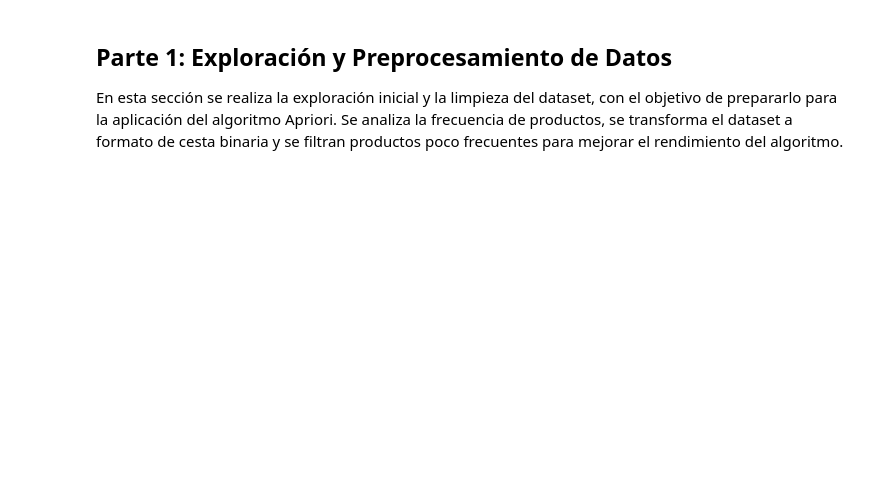
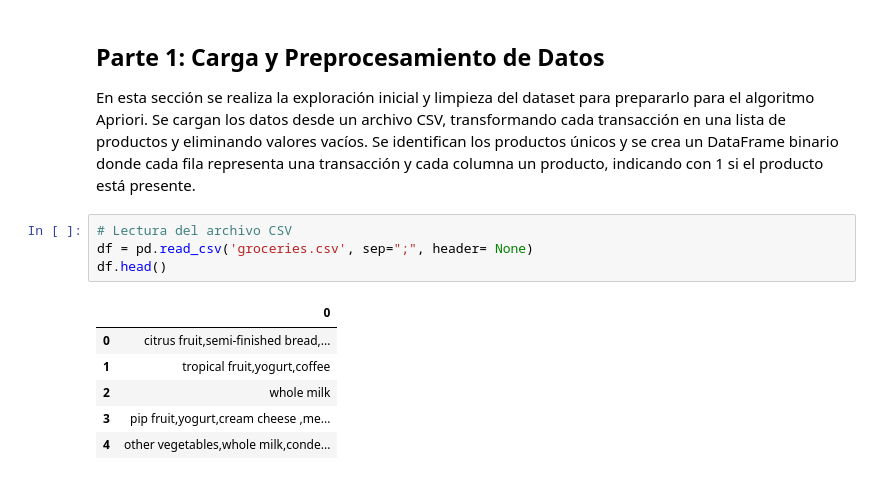
Before and after one commit to albacortes9/asociacion_da, a Jupyter notebook: ejercicio_asociacion.ipynb, the cells around one changed output. Saved outputs shown, nothing was run; the diff lists cells and outputs as text; blank space fills up the shorter version.

```diff
--- a/ejercicio_asociacion.ipynb
+++ b/ejercicio_asociacion.ipynb
@@ -7,4 +15,15 @@ El trabajo se ha dividido en varias fases: exploración inicial, preprocesamient
 # %% [markdown]
-## Parte 1: Exploración y Preprocesamiento de Datos
+## Parte 1: Carga y Preprocesamiento de Datos
 
-En esta sección se realiza la exploración inicial y la limpieza del dataset, con el objetivo de prepararlo para la aplicación del algoritmo Apriori. Se analiza la frecuencia de productos, se transforma el dataset a formato de cesta binaria y se filtran productos poco frecuentes para mejorar el rendimiento del algoritmo.
+En esta sección se realiza la exploración inicial y limpieza del dataset para prepararlo para el algoritmo Apriori. Se cargan los datos desde un archivo CSV, transformando cada transacción en una lista de productos y eliminando valores vacíos. Se identifican los productos únicos y se crea un DataFrame binario donde cada fila representa una transacción y cada columna un producto, indicando con 1 si el producto está presente.
+# %%
+# Lectura del archivo CSV
+df = pd.read_csv('groceries.csv', sep=";", header= None)
+df.head()
+# %% [output]
+|  | 0 |
+| 0 | citrus fruit,semi-finished bread,... |
+| 1 | tropical fruit,yogurt,coffee |
+| 2 | whole milk |
+| 3 | pip fruit,yogurt,cream cheese ,me... |
+| 4 | other vegetables,whole milk,conde... |
```
Also changed, not shown: parts of 19 cells of this notebook, 2 other files.
